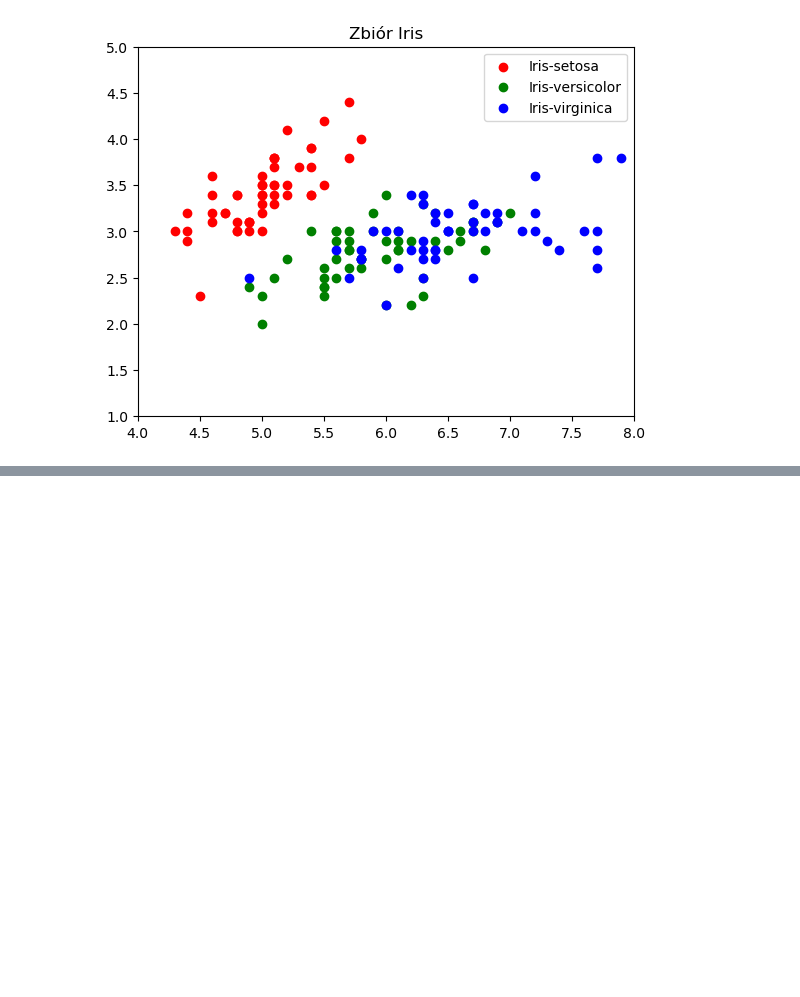
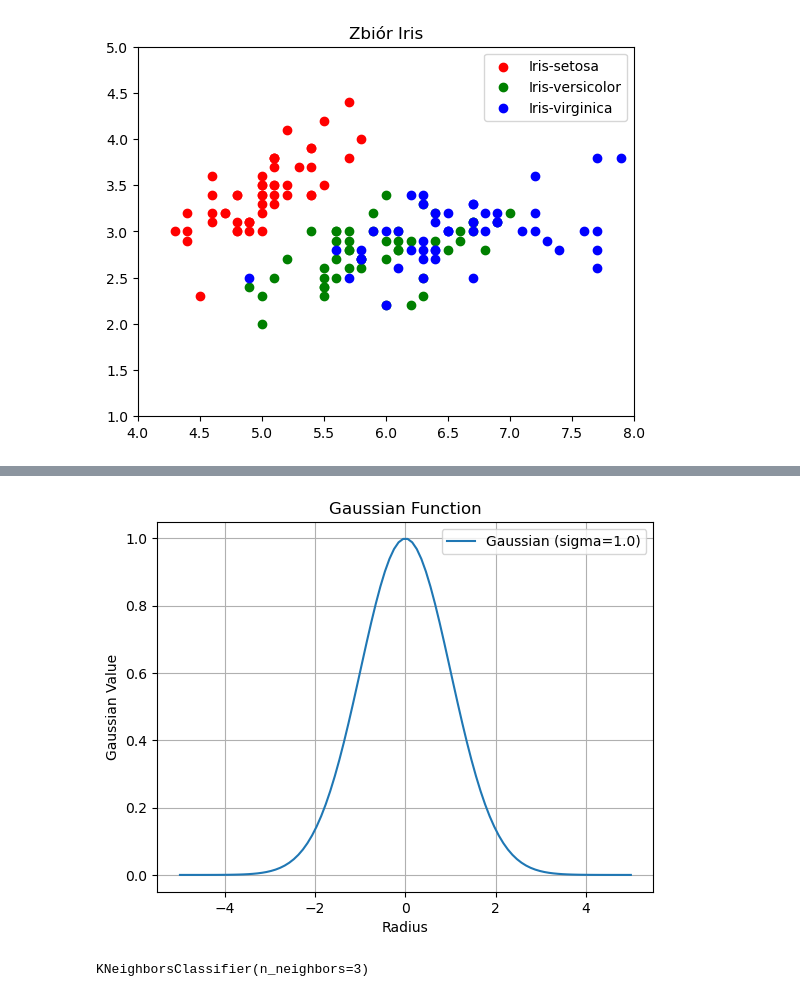
Before and after one commit to Funiek/eksploracja-danych, a Jupyter notebook: cw11/ed_cw11_krzysztof_funkowski.ipynb, the cells around one changed output, grey strips where cells are left out. Saved outputs shown, nothing was run; the diff lists cells and outputs as text; code cells hidden in the pictures; blank space fills up the shorter version.

```diff
--- a/cw11/ed_cw11_krzysztof_funkowski.ipynb
+++ b/cw11/ed_cw11_krzysztof_funkowski.ipynb
@@ -136,0 +154,27 @@ Note: you may need to restart the kernel to use updated packages.
+# %%
+radius_values = np.linspace(-5, 5, 100)
+sigma_value = 1.0
+
+# Obliczanie wartości funkcji Gaussian dla każdego promienia
+gaussian_values = calculate_gaussian(radius_values, sigma_value)
+
+# Tworzenie wykresu
+plt.plot(radius_values, gaussian_values, label=f'Gaussian (sigma={sigma_value})')
+plt.title('Gaussian Function')
+plt.xlabel('Radius')
+plt.ylabel('Gaussian Value')
+plt.legend()
+plt.grid(True)
+plt.show()
+# %% [output]
+[figure, added]
+# %%
+from sklearn import neighbors, datasets
+
+iris = datasets.load_iris()
+X = iris.data[:, :2]
+y = iris.target
+clf = neighbors.KNeighborsClassifier(n_neighbors=3)
+clf.fit(X,y)
+# %% [output]
+KNeighborsClassifier(n_neighbors=3)
```
Also changed, not shown: parts of 14 cells of this notebook, 2 other files.
